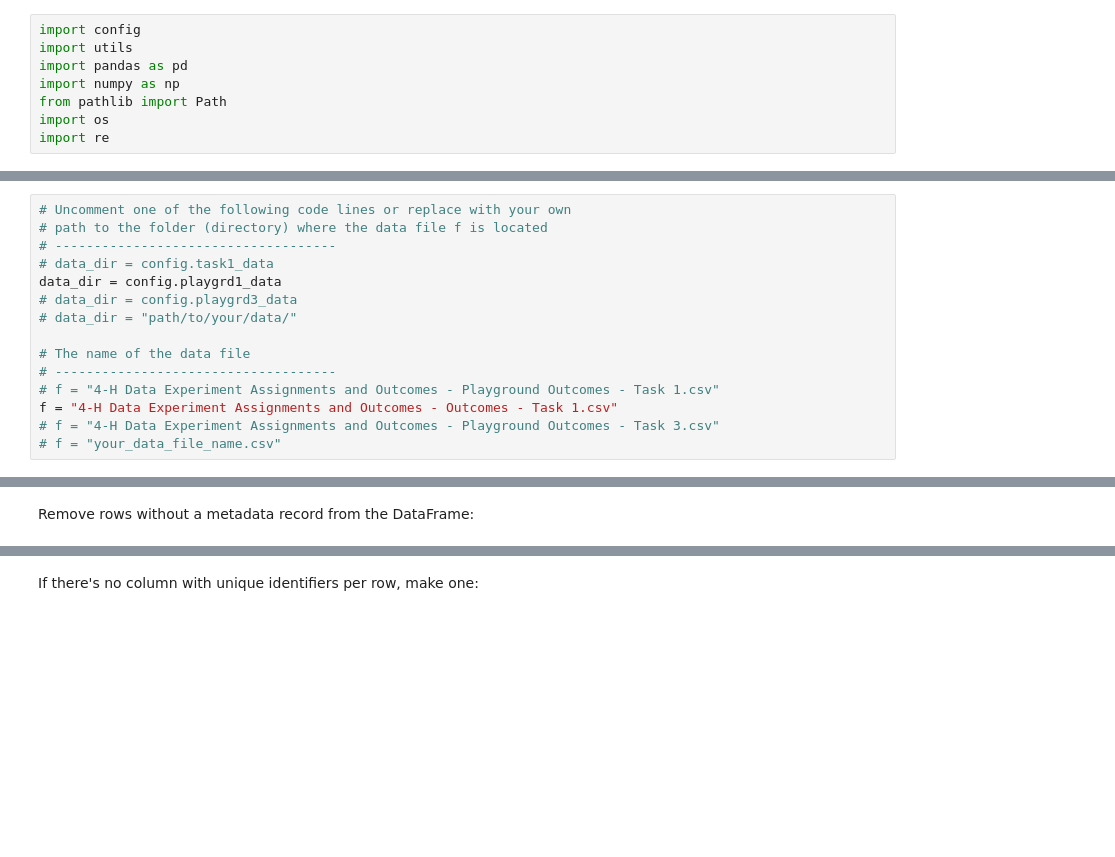
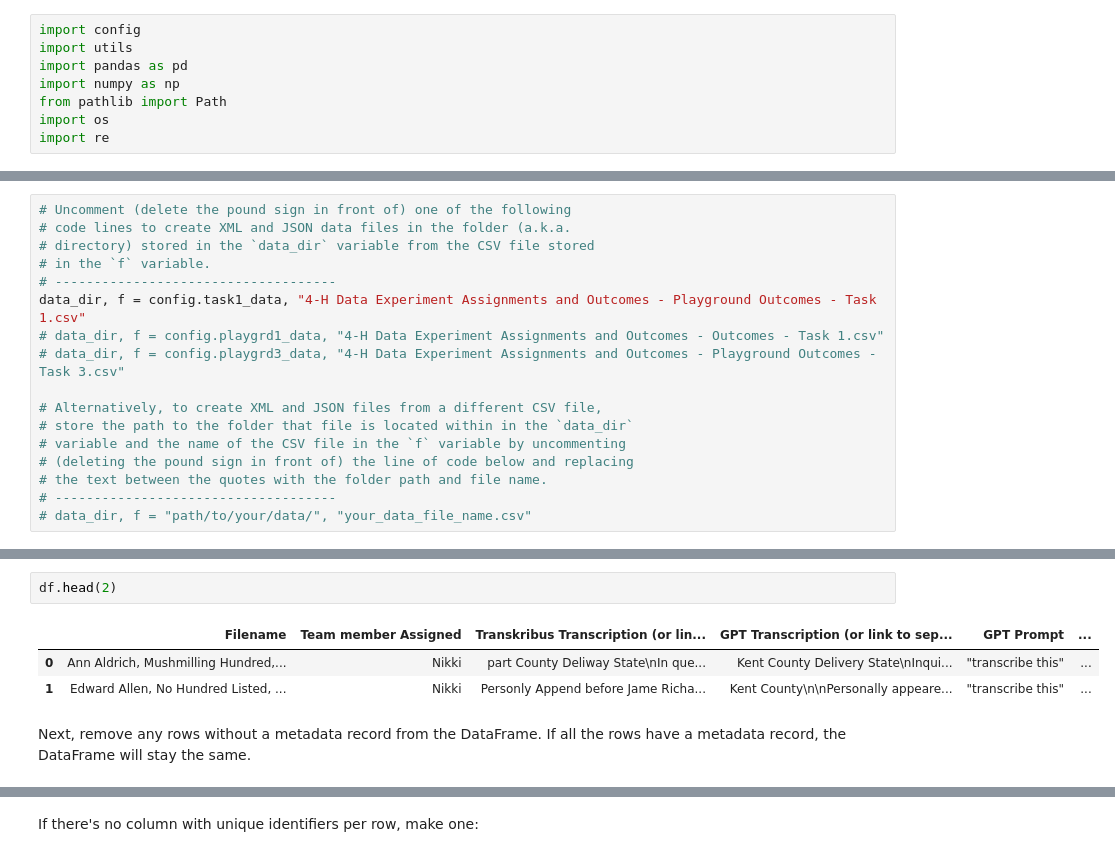
Before and after one commit to thegoose20/lada-eval, a Jupyter notebook: data-prep.ipynb, the cells around one changed output, grey strips where cells are left out. Cells and saved outputs as stored; diff of their text form; blank space fills up the shorter version.

Commit message:
Adding more commentary and explanation to the data prep NB

```diff
--- a/data-prep.ipynb
+++ b/data-prep.ipynb
@@ -17,17 +17,19 @@ Read in CSV data as a pandas DataFrame, where `f` is the name of the data file:
 # %%
-# Uncomment one of the following code lines or replace with your own
-# path to the folder (directory) where the data file f is located
+# Uncomment (delete the pound sign in front of) one of the following
+# code lines to create XML and JSON data files in the folder (a.k.a.
+# directory) stored in the `data_dir` variable from the CSV file stored
+# in the `f` variable.
 # ------------------------------------
-# data_dir = config.task1_data
-data_dir = config.playgrd1_data
-# data_dir = config.playgrd3_data
-# data_dir = "path/to/your/data/"
+data_dir, f = config.task1_data, "4-H Data Experiment Assignments and Outcomes - Playground Outcomes - Task 1.csv"
+# data_dir, f = config.playgrd1_data, "4-H Data Experiment Assignments and Outcomes - Outcomes - Task 1.csv"
+# data_dir, f = config.playgrd3_data, "4-H Data Experiment Assignments and Outcomes - Playground Outcomes - Task 3.csv"
 
-# The name of the data file
+# Alternatively, to create XML and JSON files from a different CSV file,
+# store the path to the folder that file is located within in the `data_dir`
+# variable and the name of the CSV file in the `f` variable by uncommenting
+# (deleting the pound sign in front of) the line of code below and replacing
+# the text between the quotes with the folder path and file name.
 # ------------------------------------
-# f = "4-H Data Experiment Assignments and Outcomes - Playground Outcomes - Task 1.csv"
-f = "4-H Data Experiment Assignments and Outcomes - Outcomes - Task 1.csv"
-# f = "4-H Data Experiment Assignments and Outcomes - Playground Outcomes - Task 3.csv"
-# f = "your_data_file_name.csv"
+# data_dir, f = "path/to/your/data/", "your_data_file_name.csv"
 # %%
 df = pd.read_csv(data_dir + f)
@@ -65,4 +64,10 @@ df.head()
+# %%
+df.head(2)
+# %% [output]
+|  | Filename | Team member Assigned | Transkribus Transcription (or lin... | GPT Transcription (or link to sep... | GPT Prompt | ... |
+| 0 | Ann Aldrich, Mushmilling Hundred,... | Nikki | part County Deliway State\nIn que... | Kent County Delivery State\nInqui... | "transcribe this" | ... |
+| 1 | Edward Allen, No Hundred Listed, ... | Nikki | Personly Append before Jame Richa... | Kent County\n\nPersonally appeare... | "transcribe this" | ... |
 # %% [markdown]
-Remove rows without a metadata record from the DataFrame:
+Next, remove any rows without a metadata record from the DataFrame.  If all the rows have a metadata record, the DataFrame will stay the same.
 # %%
 df.dropna(subset=["Metadata record"], inplace=True)
```
Also changed, not shown: parts of 28 cells of this notebook.
